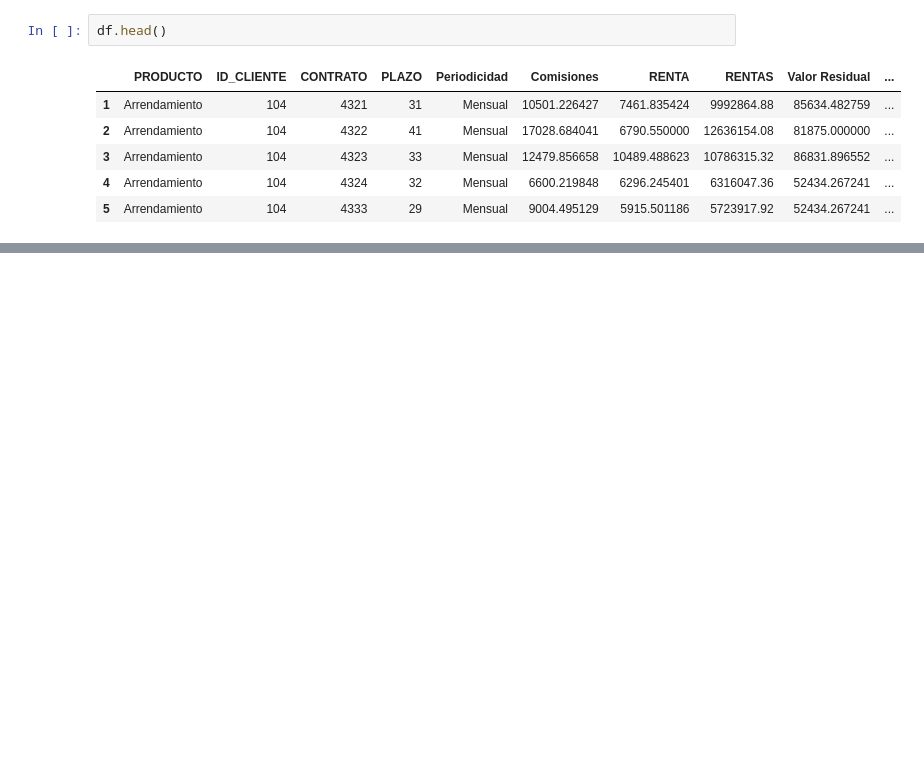
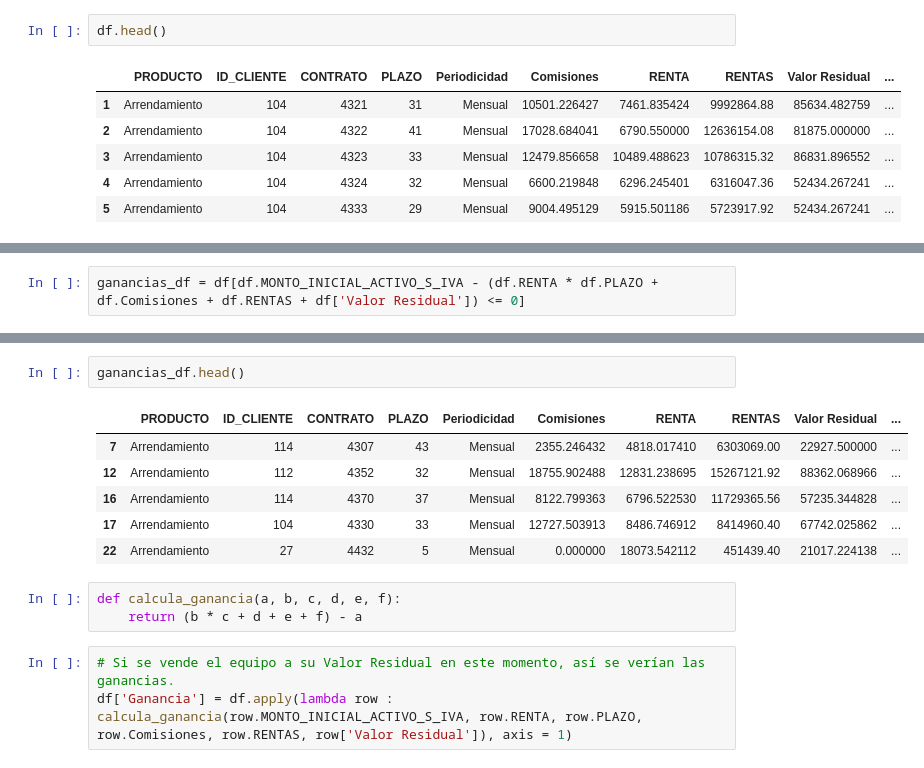
Before and after one commit to raarv/ds1, a Jupyter notebook: eda.ipynb, the cells around one changed output, grey strips where cells are left out. Saved outputs shown, nothing was run; the diff lists cells and outputs as text; blank space fills up the shorter version.

```diff
--- a/eda.ipynb
+++ b/eda.ipynb
@@ -33,0 +107,2 @@ df.head()
+# %%
+ganancias_df = df[df.MONTO_INICIAL_ACTIVO_S_IVA - (df.RENTA * df.PLAZO + df.Comisiones + df.RENTAS + df['Valor Residual']) <= 0]
@@ -33,0 +129,15 @@ df.head()
+# %%
+ganancias_df.head()
+# %% [output]
+|  | PRODUCTO | ID_CLIENTE | CONTRATO | PLAZO | Periodicidad | Comisiones | RENTA | RENTAS | Valor Residual | ... |
+| 7 | Arrendamiento | 114 | 4307 | 43 | Mensual | 2355.246432 | 4818.017410 | 6303069.00 | 22927.500000 | ... |
+| 12 | Arrendamiento | 112 | 4352 | 32 | Mensual | 18755.902488 | 12831.238695 | 15267121.92 | 88362.068966 | ... |
+| 16 | Arrendamiento | 114 | 4370 | 37 | Mensual | 8122.799363 | 6796.522530 | 11729365.56 | 57235.344828 | ... |
+| 17 | Arrendamiento | 104 | 4330 | 33 | Mensual | 12727.503913 | 8486.746912 | 8414960.40 | 67742.025862 | ... |
+| 22 | Arrendamiento | 27 | 4432 | 5 | Mensual | 0.000000 | 18073.542112 | 451439.40 | 21017.224138 | ... |
+# %%
+def calcula_ganancia(a, b, c, d, e, f):
+    return (b * c + d + e + f) - a
+# %%
+# Si se vende el equipo a su Valor Residual en este momento, así se verían las ganancias.
+df['Ganancia'] = df.apply(lambda row : calcula_ganancia(row.MONTO_INICIAL_ACTIVO_S_IVA, row.RENTA, row.PLAZO, row.Comisiones, row.RENTAS, row['Valor Residual']), axis = 1)
```
Also changed, not shown: parts of 14 cells of this notebook.
